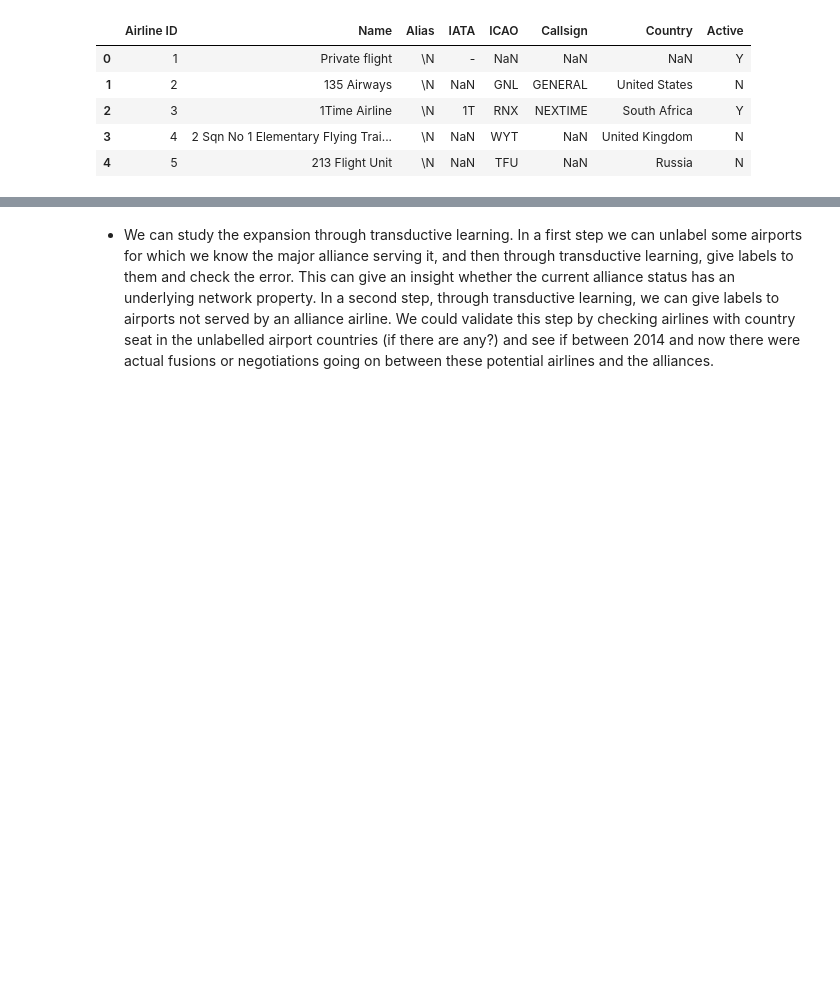
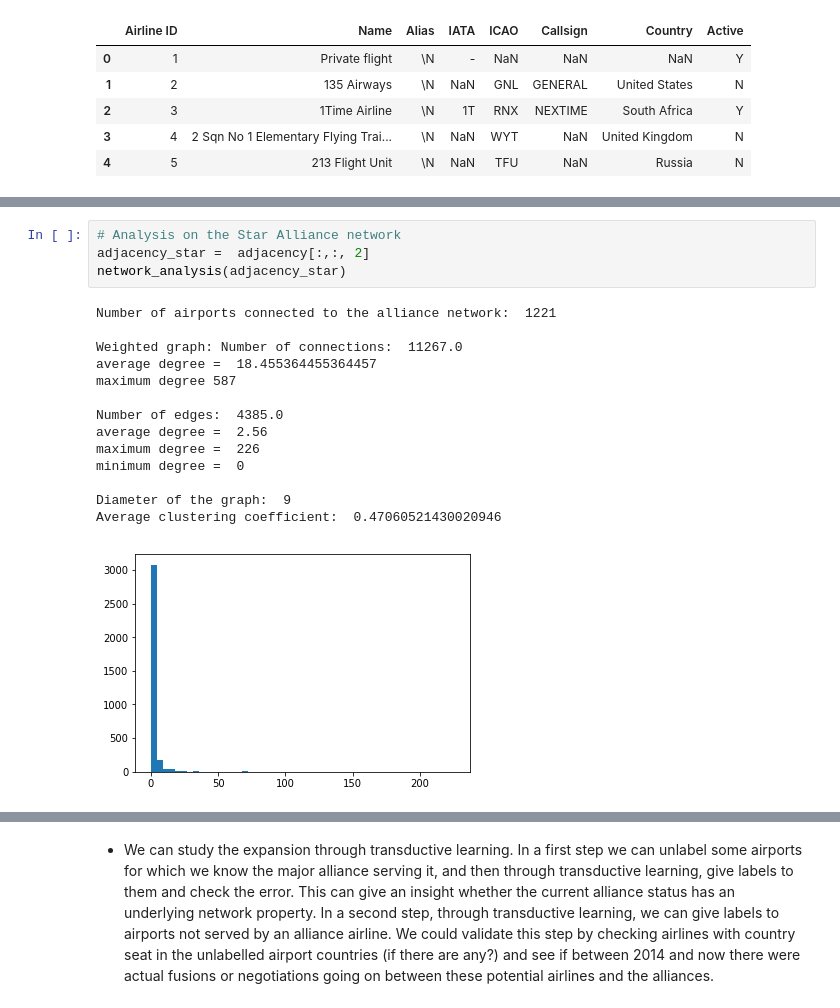
Before and after one commit to nicolasFontbonne/Project_ntds, a Jupyter notebook: main_analysis.ipynb, the cells around one changed output, grey strips where cells are left out. Cells and saved outputs as stored; diff of their text form; blank space fills up the shorter version.

```diff
--- a/main_analysis.ipynb
+++ b/main_analysis.ipynb
@@ -73,0 +247,19 @@ alliances.head()
+# %%
+# Analysis on the Star Alliance network
+adjacency_star =  adjacency[:,:, 2]
+network_analysis(adjacency_star)
+# %% [output]
+Number of airports connected to the alliance network:  1221
+
+Weighted graph: Number of connections:  11267.0
+average degree =  18.455364455364457
+maximum degree 587
+
+Number of edges:  4385.0
+average degree =  2.56
+maximum degree =  226
+minimum degree =  0
+
+Diameter of the graph:  9
+Average clustering coefficient:  0.47060521430020946
+[figure, added]
```
Also changed, not shown: parts of 40 cells of this notebook, 1 other file.
